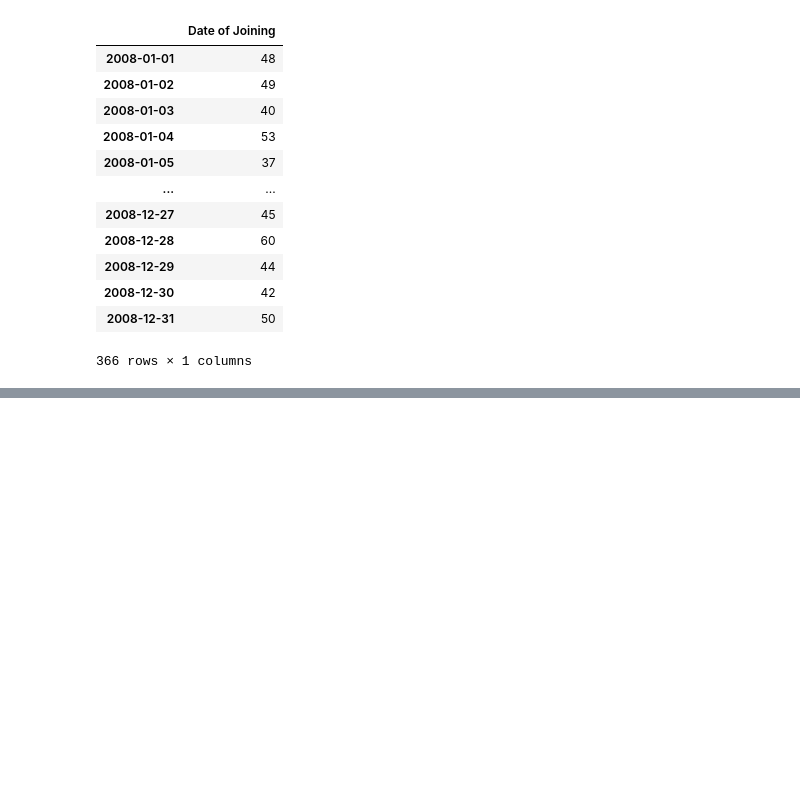
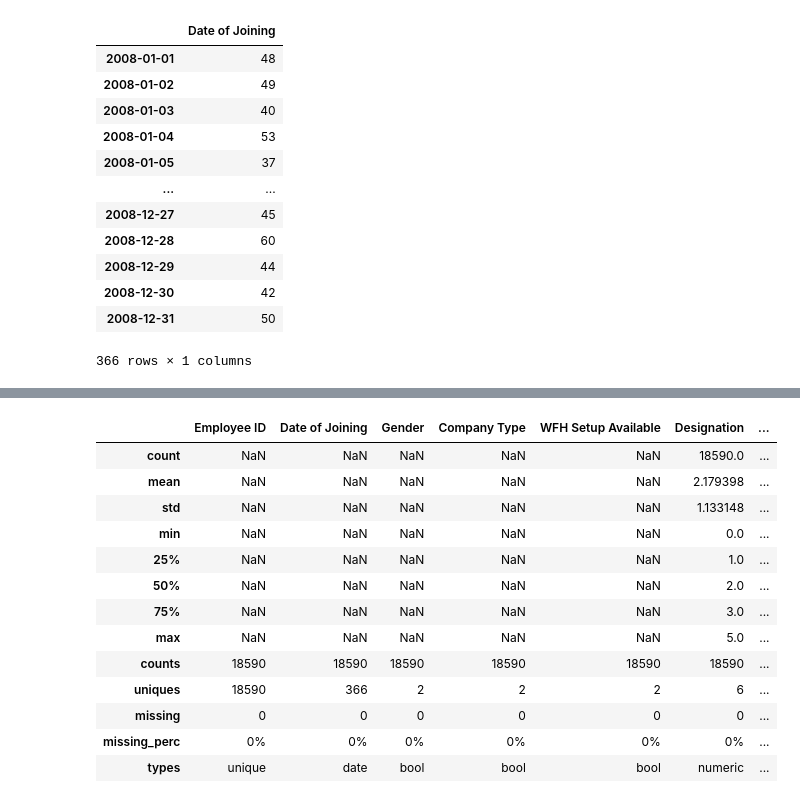
Before and after one commit to sumitmg/EMPLOYEE_BURN_RATE_MODEL, a Jupyter notebook: model_file.ipynb, the cells around one changed output, grey strips where cells are left out. Drawn from its saved outputs; the diff is of its cells as text; code cells hidden in the pictures; blank space fills up the shorter version.

```diff
--- a/model_file.ipynb
+++ b/model_file.ipynb
@@ -126,3 +194,7 @@ pd.DataFrame(df_raw_data_clean['Date of Joining'].value_counts()).sort_index()
 | 2008-12-30 | 42 |
 | 2008-12-31 | 50 |
 366 rows × 1 columns
+# %%
+date_end = datetime.strptime("2008-12-31", "%Y-%m-%d").date()
+df_raw_data_clean["Date of Joining"] = pd.to_datetime(df_raw_data_clean["Date of Joining"])
+df_raw_data_clean.loc[:,"Vintage"] = date_end - df_raw_data_clean['Date of Joining'].dt.date
@@ -128,0 +232,24 @@ pd.DataFrame(df_raw_data_clean['Date of Joining'].value_counts()).sort_index()
+# %%
+df1 = df_raw_data_clean.reset_index(drop=True)
+# %%
+df1['Gender_dum'] = df1['Gender'].map({'Male': 1, 'Female': 0})
+df1['Company_Type_dum'] = df1['Company Type'].map({'Service': 1, 'Product': 0})
+df1['WFH_Setup_Available_dum'] = df1['WFH Setup Available'].map({'Yes': 1, 'No': 0})
+# %%
+dfs = DataFrameSummary(df1)
+dfs.summary()
+# %% [output]
+|  | Employee ID | Date of Joining | Gender | Company Type | WFH Setup Available | Designation | ... |
+| count | NaN | NaN | NaN | NaN | NaN | 18590.0 | ... |
+| mean | NaN | NaN | NaN | NaN | NaN | 2.179398 | ... |
+| std | NaN | NaN | NaN | NaN | NaN | 1.133148 | ... |
+| min | NaN | NaN | NaN | NaN | NaN | 0.0 | ... |
+| 25% | NaN | NaN | NaN | NaN | NaN | 1.0 | ... |
+| 50% | NaN | NaN | NaN | NaN | NaN | 2.0 | ... |
+| 75% | NaN | NaN | NaN | NaN | NaN | 3.0 | ... |
+| max | NaN | NaN | NaN | NaN | NaN | 5.0 | ... |
+| counts | 18590 | 18590 | 18590 | 18590 | 18590 | 18590 | ... |
+| uniques | 18590 | 366 | 2 | 2 | 2 | 6 | ... |
+| missing | 0 | 0 | 0 | 0 | 0 | 0 | ... |
+| missing_perc | 0% | 0% | 0% | 0% | 0% | 0% | ... |
+| types | unique | date | bool | bool | bool | numeric | ... |
```
Also changed, not shown: parts of 27 cells of this notebook.
